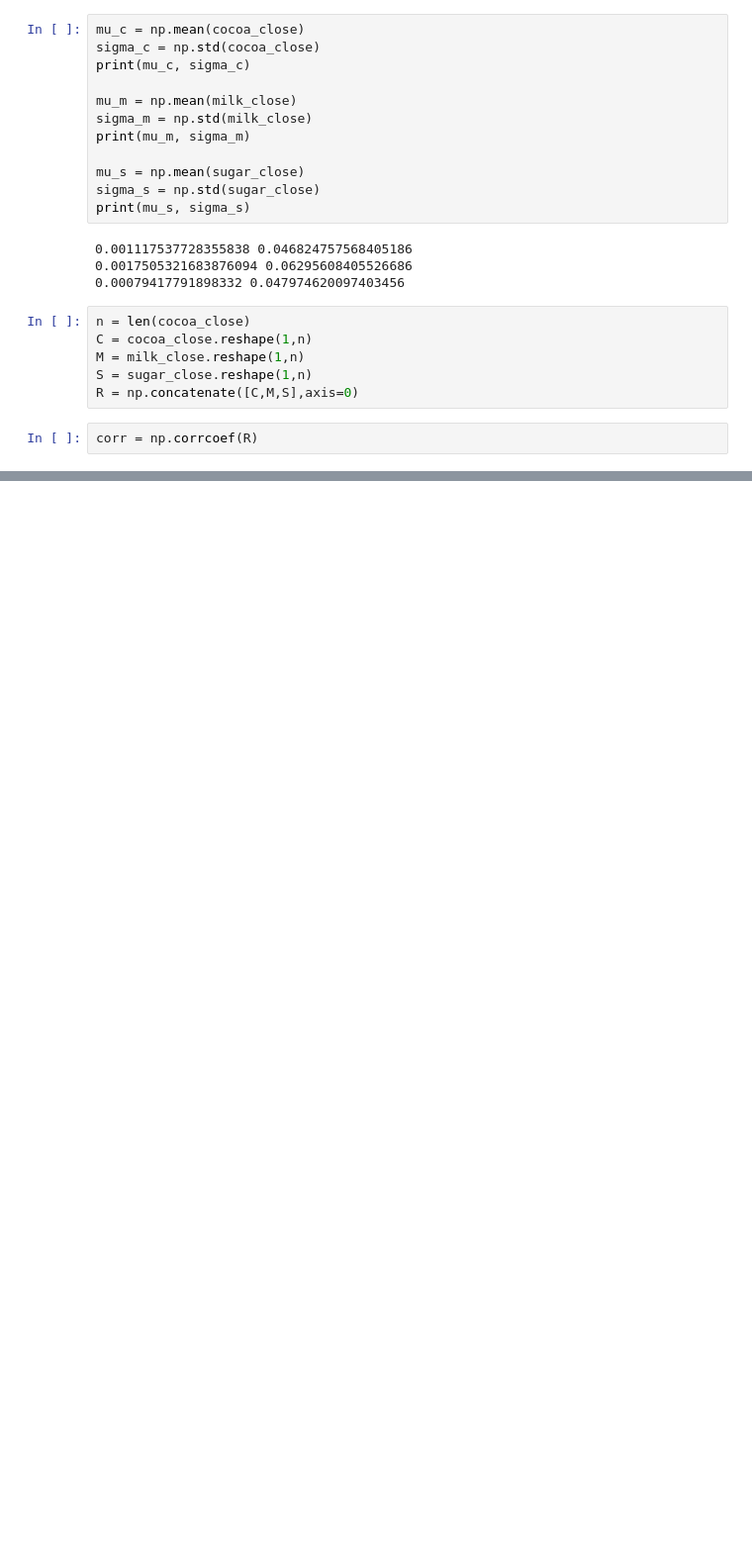
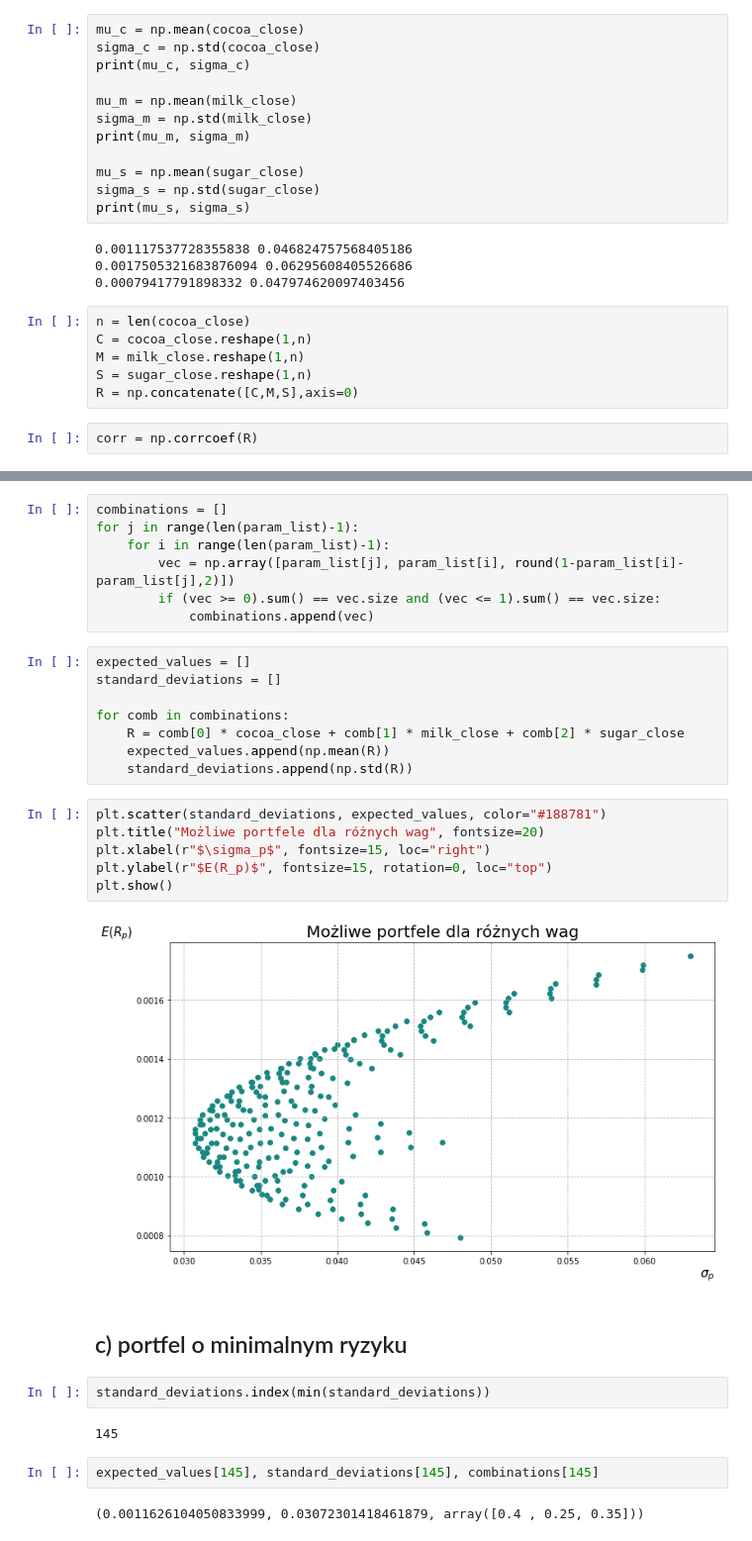
Before and after one commit to KatarzynaTurbanska/enterprise_risk_management, a Jupyter notebook: Prezentacja 3/dywersyfikacja.ipynb, the cells around one changed output, grey strips where cells are left out. Shown at 99% size. Saved outputs shown, nothing was run; the diff lists cells and outputs as text; blank space fills up the shorter version.

Commit message:
kombinacje portfeli

```diff
--- a/Prezentacja 3/dywersyfikacja.ipynb
+++ b/Prezentacja 3/dywersyfikacja.ipynb
@@ -78,0 +90,33 @@ array([0. , 0.1, 0.2, 0.3, 0.4, 0.5, 0.6, 0.7, 0.8, 0.9, 1. ])
+# %%
+combinations = []
+for j in range(len(param_list)-1):
+    for i in range(len(param_list)-1):
+        vec = np.array([param_list[j], param_list[i], round(1-param_list[i]-param_list[j],2)])
+        if (vec >= 0).sum() == vec.size and (vec <= 1).sum() == vec.size:
+            combinations.append(vec)
+# %%
+expected_values = []
+standard_deviations = []
+
+for comb in combinations:
+    R = comb[0] * cocoa_close + comb[1] * milk_close + comb[2] * sugar_close
+    expected_values.append(np.mean(R))
+    standard_deviations.append(np.std(R))
+# %%
+plt.scatter(standard_deviations, expected_values, color="#188781")
+plt.title("Możliwe portfele dla różnych wag", fontsize=20)
+plt.xlabel(r"$\sigma_p$", fontsize=15, loc="right")
+plt.ylabel(r"$E(R_p)$", fontsize=15, rotation=0, loc="top")
+plt.show()
+# %% [output]
+[figure, added]
+# %% [markdown]
+## c) portfel o minimalnym ryzyku
+# %%
+standard_deviations.index(min(standard_deviations))
+# %% [output]
+145
+# %%
+expected_values[145], standard_deviations[145], combinations[145]
+# %% [output]
+(0.0011626104050833999, 0.03072301418461879, array([0.4 , 0.25, 0.35]))
```
Also changed, not shown: parts of 12 cells of this notebook.
